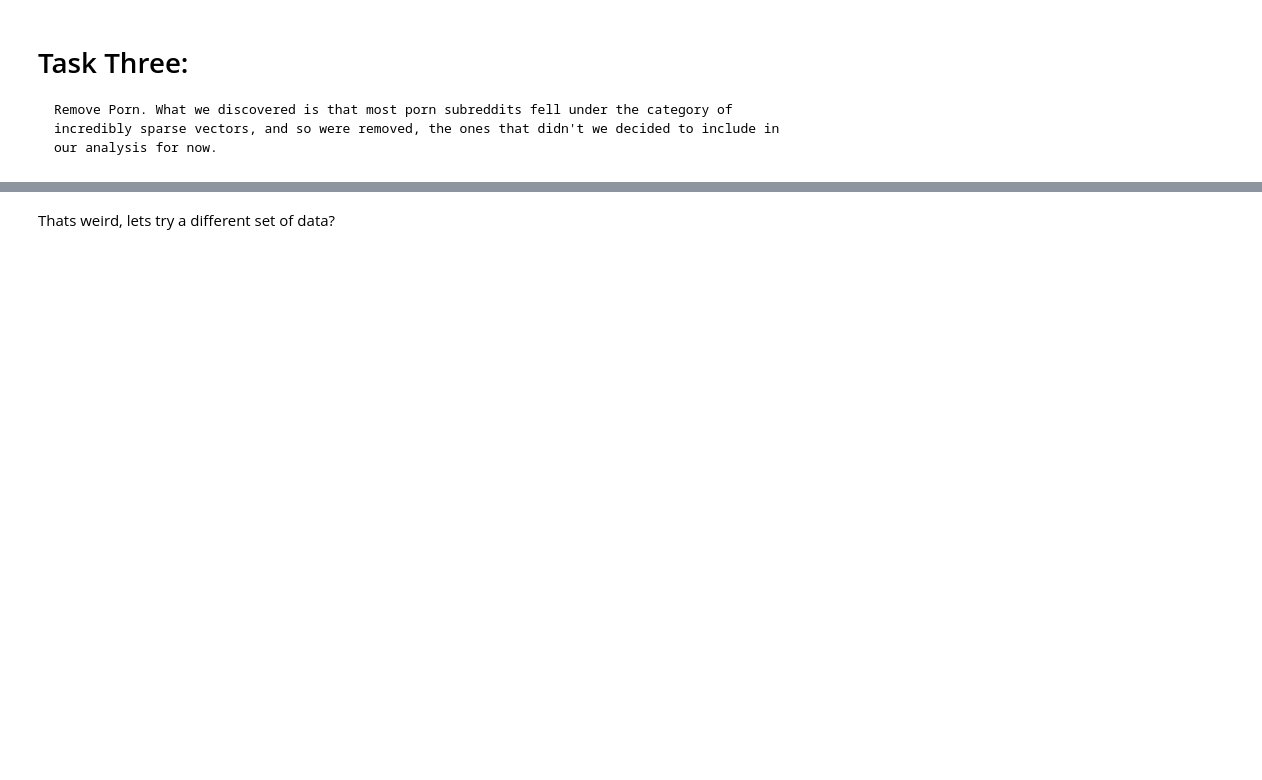
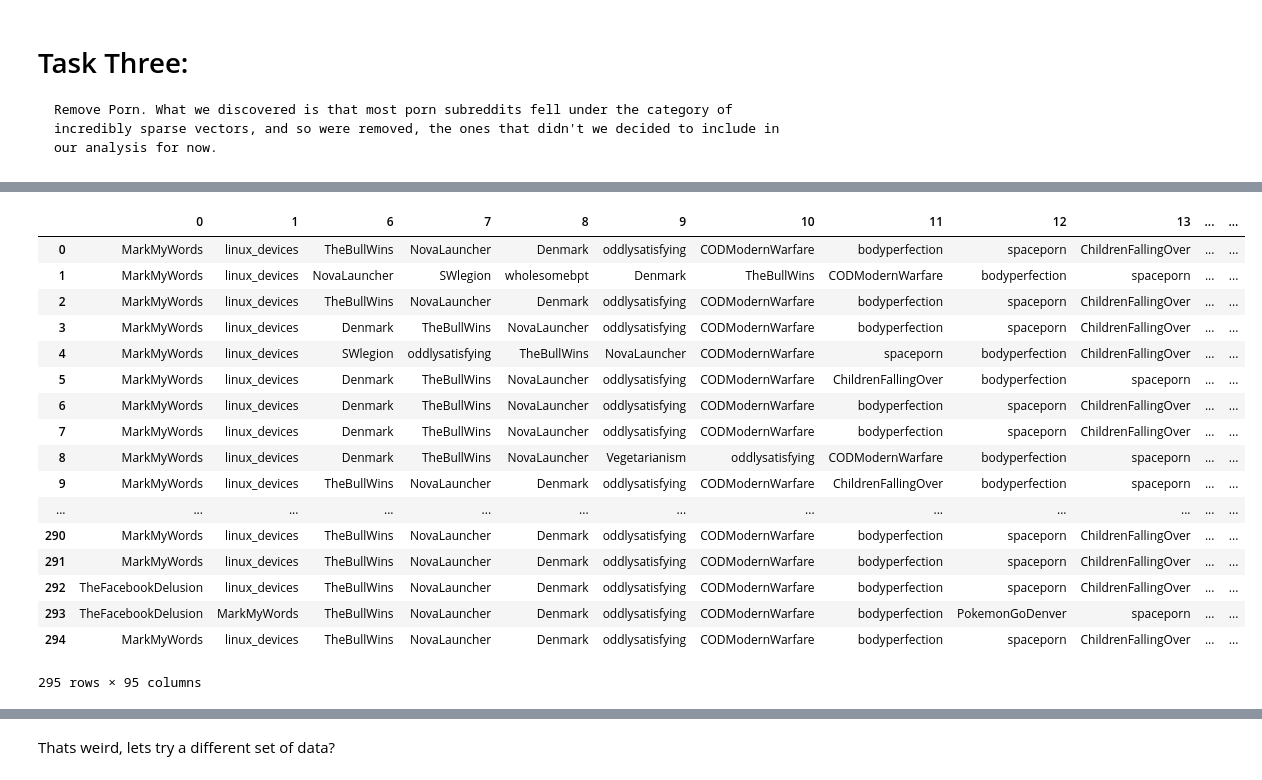
Before and after one commit to minivesper/RedditClustering, a Jupyter notebook: RedditData.ipynb, the cells around one changed output, grey strips where cells are left out. Cells and saved outputs as stored; diff of their text form; code cells hidden in the pictures; blank space fills up the shorter version.

```diff
--- a/RedditData.ipynb
+++ b/RedditData.ipynb
@@ -311,0 +380,25 @@ print(dist)
+# %%
+del maxs[2]
+del maxs[3]
+del maxs[4]
+del maxs[5]
+maxs
+# %% [output]
+|  | 0 | 1 | 6 | 7 | 8 | 9 | 10 | 11 | 12 | 13 | ... | ... |
+| 0 | MarkMyWords | linux_devices | TheBullWins | NovaLauncher | Denmark | oddlysatisfying | CODModernWarfare | bodyperfection | spaceporn | ChildrenFallingOver | ... | ... |
+| 1 | MarkMyWords | linux_devices | NovaLauncher | SWlegion | wholesomebpt | Denmark | TheBullWins | CODModernWarfare | bodyperfection | spaceporn | ... | ... |
+| 2 | MarkMyWords | linux_devices | TheBullWins | NovaLauncher | Denmark | oddlysatisfying | CODModernWarfare | bodyperfection | spaceporn | ChildrenFallingOver | ... | ... |
+| 3 | MarkMyWords | linux_devices | Denmark | TheBullWins | NovaLauncher | oddlysatisfying | CODModernWarfare | bodyperfection | spaceporn | ChildrenFallingOver | ... | ... |
+| 4 | MarkMyWords | linux_devices | SWlegion | oddlysatisfying | TheBullWins | NovaLauncher | CODModernWarfare | spaceporn | bodyperfection | ChildrenFallingOver | ... | ... |
+| 5 | MarkMyWords | linux_devices | Denmark | TheBullWins | NovaLauncher | oddlysatisfying | CODModernWarfare | ChildrenFallingOver | bodyperfection | spaceporn | ... | ... |
+| 6 | MarkMyWords | linux_devices | Denmark | TheBullWins | NovaLauncher | oddlysatisfying | CODModernWarfare | bodyperfection | spaceporn | ChildrenFallingOver | ... | ... |
+| 7 | MarkMyWords | linux_devices | Denmark | TheBullWins | NovaLauncher | oddlysatisfying | CODModernWarfare | bodyperfection | spaceporn | ChildrenFallingOver | ... | ... |
+| 8 | MarkMyWords | linux_devices | Denmark | TheBullWins | NovaLauncher | Vegetarianism | oddlysatisfying | CODModernWarfare | bodyperfection | spaceporn | ... | ... |
+| 9 | MarkMyWords | linux_devices | TheBullWins | NovaLauncher | Denmark | oddlysatisfying | CODModernWarfare | ChildrenFallingOver | bodyperfection | spaceporn | ... | ... |
+| ... | ... | ... | ... | ... | ... | ... | ... | ... | ... | ... | ... | ... |
+| 290 | MarkMyWords | linux_devices | TheBullWins | NovaLauncher | Denmark | oddlysatisfying | CODModernWarfare | bodyperfection | spaceporn | ChildrenFallingOver | ... | ... |
+| 291 | MarkMyWords | linux_devices | TheBullWins | NovaLauncher | Denmark | oddlysatisfying | CODModernWarfare | bodyperfection | spaceporn | ChildrenFallingOver | ... | ... |
+| 292 | TheFacebookDelusion | linux_devices | TheBullWins | NovaLauncher | Denmark | oddlysatisfying | CODModernWarfare | bodyperfection | spaceporn | ChildrenFallingOver | ... | ... |
+| 293 | TheFacebookDelusion | MarkMyWords | TheBullWins | NovaLauncher | Denmark | oddlysatisfying | CODModernWarfare | bodyperfection | PokemonGoDenver | spaceporn | ... | ... |
+| 294 | MarkMyWords | linux_devices | TheBullWins | NovaLauncher | Denmark | oddlysatisfying | CODModernWarfare | bodyperfection | spaceporn | ChildrenFallingOver | ... | ... |
+295 rows × 95 columns
```
Also changed, not shown: parts of 33 cells of this notebook.
